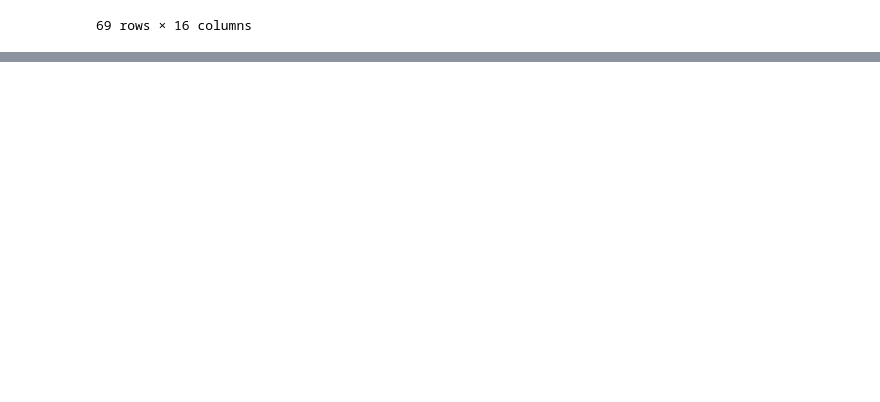
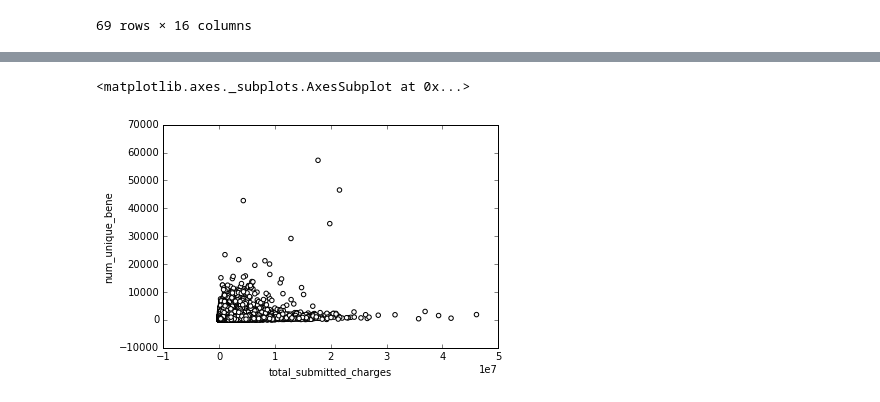
Before and after one commit to aurel1212/medicare-project, a Jupyter notebook: script/util_payments_agg_clean.ipynb, the cells around one changed output, grey strips where cells are left out. Saved outputs shown, nothing was run; the diff lists cells and outputs as text; code cells hidden in the pictures; blank space fills up the shorter version.

```diff
--- a/script/util_payments_agg_clean.ipynb
+++ b/script/util_payments_agg_clean.ipynb
@@ -957,0 +984,5 @@ df_util
+# %%
+df_util.plot(x='total_submitted_charges', y='num_unique_bene', kind='scatter', c=df_util['pcnt_depression'].isnull())
+# %% [output]
+<matplotlib.axes._subplots.AxesSubplot at 0x...>
+[figure, added]
```
Also changed, not shown: parts of 8 cells of this notebook, 1 other file.
